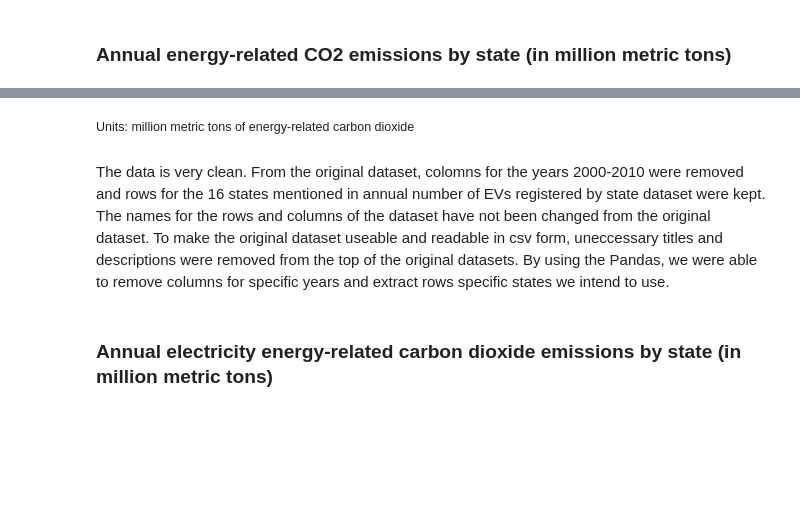
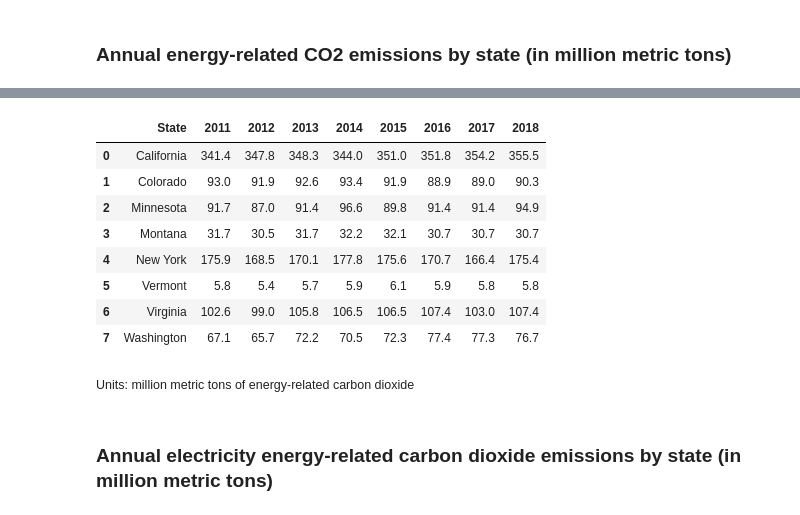
Before and after one commit to michaelgranado/EV-Count-and-CO2-Emissions-Project, a Jupyter notebook: DataCheckpointGroup039-Wi22.ipynb, the cells around one changed output, grey strips where cells are left out. Drawn from its saved outputs; the diff is of its cells as text; code cells hidden in the pictures; blank space fills up the shorter version.

```diff
--- a/DataCheckpointGroup039-Wi22.ipynb
+++ b/DataCheckpointGroup039-Wi22.ipynb
@@ -148,16 +176,2 @@ This data does not directly provide the information we need, so we build two new
 # %% [markdown]
 ### Annual energy-related CO2 emissions by state (in million metric tons)
-# %%
-## Annual energy-related CO2 emissions by state
-annual_energy_related_CO2_em = pd.read_csv('https://raw.githubusercontent.com/vctrnna/COGS108_Repo/main/annual_energy_related_CO2_emmisions.csv')
-
-#drop columns from 2000-2010
-annual_energy_related_CO2_em = annual_energy_related_CO2_em.drop(annual_energy_related_CO2_em.columns[[1,2,3,4,5,6,7,8,9,10,11]], axis = 1)
-
-#only keep rows for the 16 states mentioned in first data set
-annual_energy_related_CO2_em = annual_energy_related_CO2_em.loc[annual_energy_related_CO2_em['State'].isin(states)]
-
-#re-index the rows
-annual_energy_related_CO2_em = annual_energy_related_CO2_em.reset_index(drop = True)
-
-annual_energy_related_CO2_em
@@ -182,6 +180,28 @@ annual_energy_related_CO2_em
+# %%
+## Annual energy-related carbon dioxide emissions by state
+
+# Filtering by the states in the EV dataset
+annual_energy_related_CO2_em = annual_energy_related_CO2_em.loc[annual_energy_related_CO2_em['State'].isin(states)]
+
+# Filtering from the years 2011 to 2018
+str_years = [str(i) for i in years]
+annual_energy_related_CO2_em = annual_energy_related_CO2_em[["State"] + str_years]
+
+# Resetting the indices of the dataframe
+annual_energy_related_CO2_em.reset_index(drop = True, inplace=True)
+
+annual_energy_related_CO2_em
+# %% [output]
+|  | State | 2011 | 2012 | 2013 | 2014 | 2015 | 2016 | 2017 | 2018 |
+| 0 | California | 341.4 | 347.8 | 348.3 | 344.0 | 351.0 | 351.8 | 354.2 | 355.5 |
+| 1 | Colorado | 93.0 | 91.9 | 92.6 | 93.4 | 91.9 | 88.9 | 89.0 | 90.3 |
+| 2 | Minnesota | 91.7 | 87.0 | 91.4 | 96.6 | 89.8 | 91.4 | 91.4 | 94.9 |
+| 3 | Montana | 31.7 | 30.5 | 31.7 | 32.2 | 32.1 | 30.7 | 30.7 | 30.7 |
+| 4 | New York | 175.9 | 168.5 | 170.1 | 177.8 | 175.6 | 170.7 | 166.4 | 175.4 |
+| 5 | Vermont | 5.8 | 5.4 | 5.7 | 5.9 | 6.1 | 5.9 | 5.8 | 5.8 |
+| 6 | Virginia | 102.6 | 99.0 | 105.8 | 106.5 | 106.5 | 107.4 | 103.0 | 107.4 |
+| 7 | Washington | 67.1 | 65.7 | 72.2 | 70.5 | 72.3 | 77.4 | 77.3 | 76.7 |
 # %% [markdown]
   <p style="margin-left:2.5em"><small> Units: million metric tons of energy-related carbon dioxide<small></p>
-# %% [markdown]
-The data is very clean. From the original dataset, colomns for the years 2000-2010 were removed and rows for the 16 states mentioned in annual number of EVs registered by state dataset were kept. The names for the rows and columns of the dataset have not been changed from the original dataset. To make the original dataset useable and readable in csv form, uneccessary titles and descriptions were removed from the top of the original datasets. By using the Pandas, we were able to remove columns for specific years and extract rows specific states we intend to use.
 # %% [markdown]
 ### Annual electricity energy-related carbon dioxide emissions by state (in million metric tons)
```
Also changed, not shown: parts of 23 cells of this notebook.
